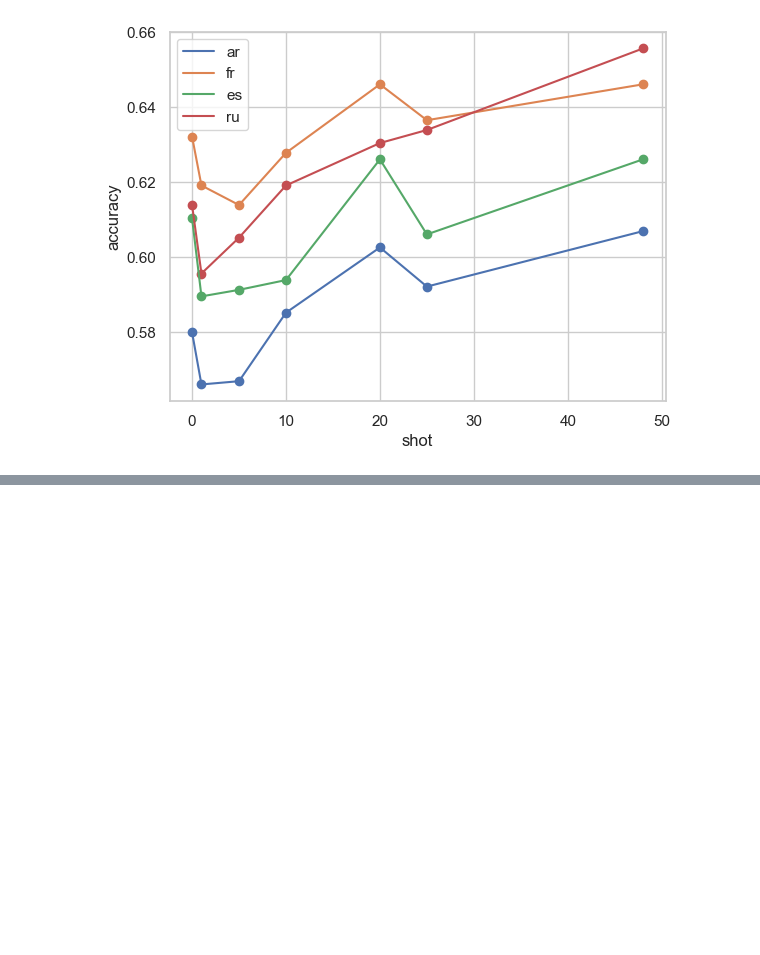
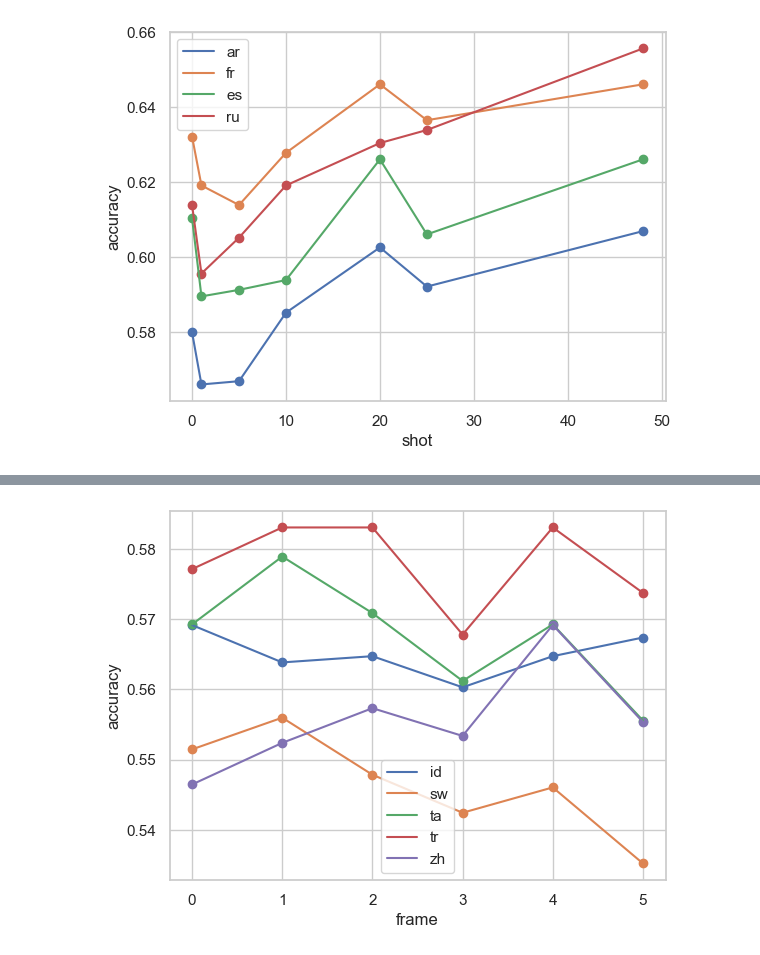
Before and after one commit to guojun-wu/ICU, a Jupyter notebook: result.ipynb, the cells around one changed output, grey strips where cells are left out. Cells and saved outputs as stored; diff of their text form; code cells hidden in the pictures; blank space fills up the shorter version.

```diff
--- a/result.ipynb
+++ b/result.ipynb
@@ -54,0 +114,17 @@ plt.show()
+# %%
+import matplotlib.pyplot as plt
+import seaborn as sns
+sns.set_theme(style="whitegrid")
+
+for lang in languages:
+    x = [0, 1, 2, 3, 4, 5]
+    y = [accuracy_dict[f"{lang}_{frame}"] for frame in x]
+    plt.plot(x, y, label=lang)
+    plt.scatter(x, y)
+
+plt.legend()
+plt.xlabel("frame")
+plt.ylabel("accuracy")
+plt.show()
+# %% [output]
+[figure, added]
```
Also changed, not shown: parts of 2 cells of this notebook, 42 other files.
